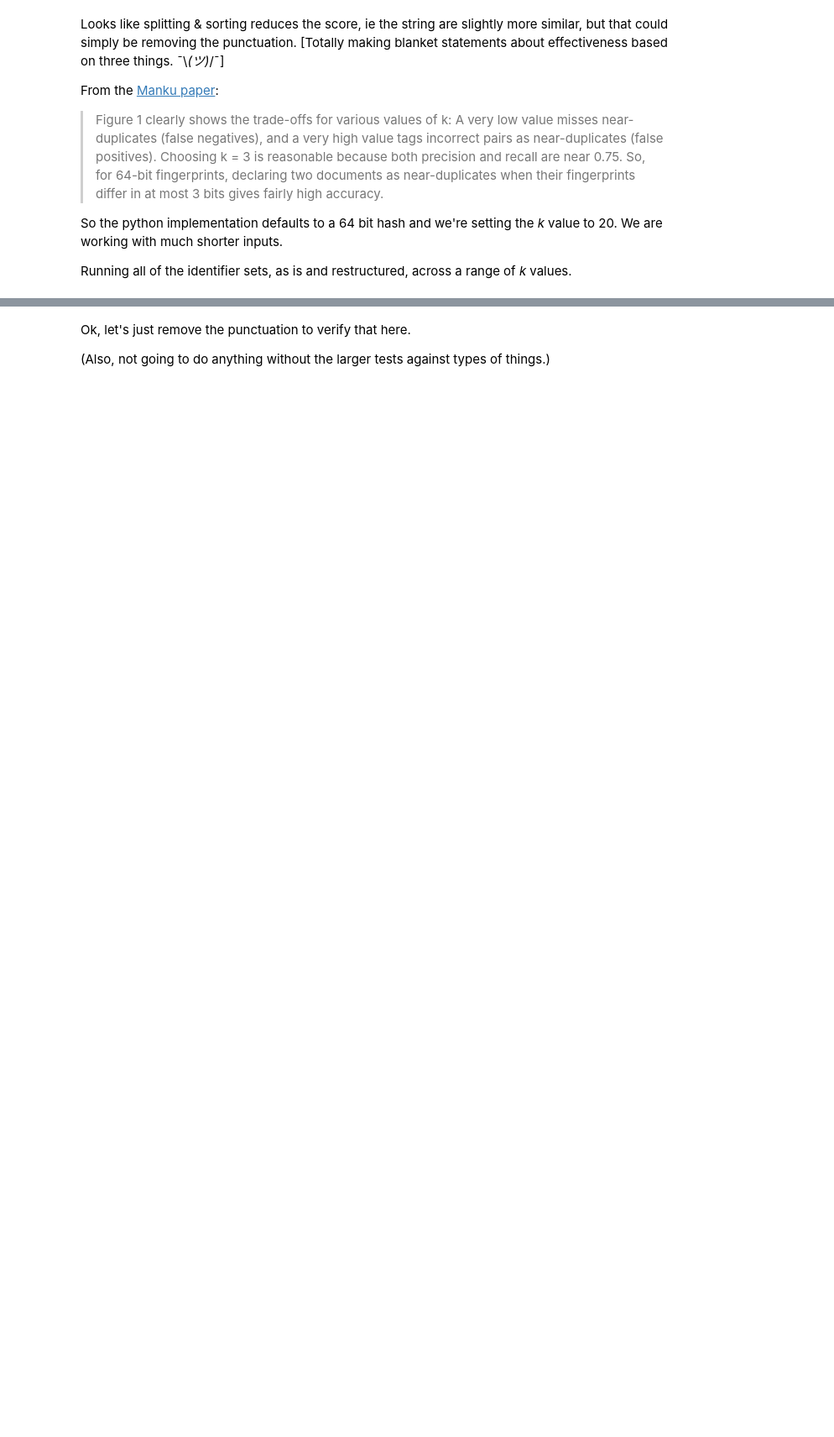
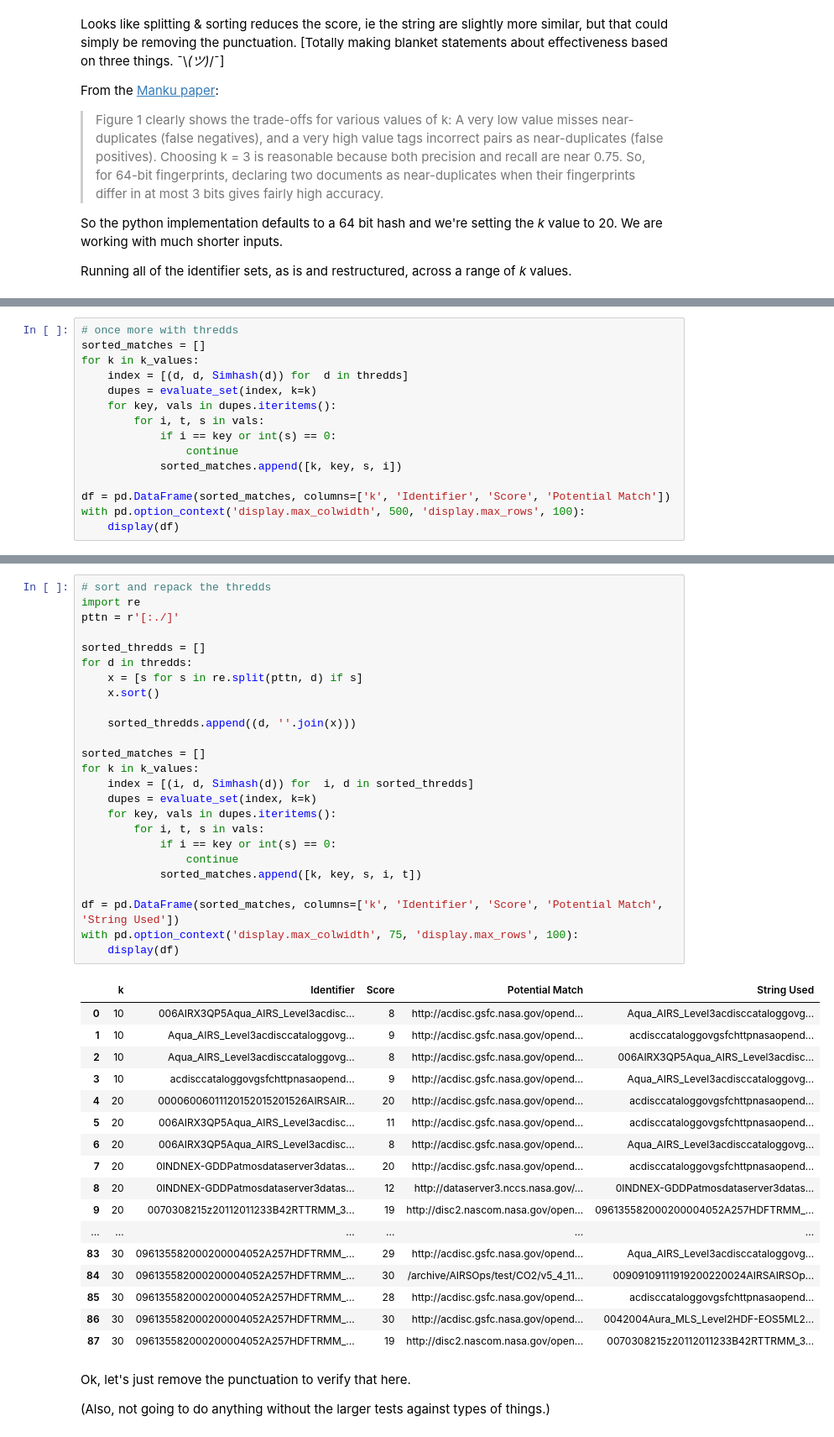
Before and after one commit to b-cube/Response-Identification-Info, a Jupyter notebook: notebooks/Analysis - Duplicate Detection.ipynb, the cells around one changed output, grey strips where cells are left out. Shown at 84% size. Drawn from its saved outputs; the diff is of its cells as text; blank space fills up the shorter version.

```diff
--- a/notebooks/Analysis - Duplicate Detection.ipynb
+++ b/notebooks/Analysis - Duplicate Detection.ipynb
@@ -483,0 +620,15 @@ Running all of the identifier sets, as is and restructured, across a range of *k
+# %%
+# once more with thredds
+sorted_matches = []
+for k in k_values:
+    index = [(d, d, Simhash(d)) for  d in thredds]
+    dupes = evaluate_set(index, k=k)
+    for key, vals in dupes.iteritems():
+        for i, t, s in vals:
+            if i == key or int(s) == 0:
+                continue
+            sorted_matches.append([k, key, s, i])
+
+df = pd.DataFrame(sorted_matches, columns=['k', 'Identifier', 'Score', 'Potential Match'])
+with pd.option_context('display.max_colwidth', 500, 'display.max_rows', 100):
+    display(df)
@@ -484,3 +653,46 @@ Running all of the identifier sets, as is and restructured, across a range of *k
+# %%
+# sort and repack the thredds
+import re
+pttn = r'[:./]'
+
+sorted_thredds = []
+for d in thredds:
+    x = [s for s in re.split(pttn, d) if s]
+    x.sort()
+
+    sorted_thredds.append((d, ''.join(x)))
+
+sorted_matches = []
+for k in k_values:
+    index = [(i, d, Simhash(d)) for  i, d in sorted_thredds]
+    dupes = evaluate_set(index, k=k)
+    for key, vals in dupes.iteritems():
+        for i, t, s in vals:
+            if i == key or int(s) == 0:
+                continue
+            sorted_matches.append([k, key, s, i, t])
+
+df = pd.DataFrame(sorted_matches, columns=['k', 'Identifier', 'Score', 'Potential Match', 'String Used'])
+with pd.option_context('display.max_colwidth', 75, 'display.max_rows', 100):
+    display(df)
+# %% [output]
+|  | k | Identifier | Score | Potential Match | String Used |
+| 0 | 10 | 006AIRX3QP5Aqua_AIRS_Level3acdisc... | 8 | http://acdisc.gsfc.nasa.gov/opend... | Aqua_AIRS_Level3acdisccataloggovg... |
+| 1 | 10 | Aqua_AIRS_Level3acdisccataloggovg... | 9 | http://acdisc.gsfc.nasa.gov/opend... | acdisccataloggovgsfchttpnasaopend... |
+| 2 | 10 | Aqua_AIRS_Level3acdisccataloggovg... | 8 | http://acdisc.gsfc.nasa.gov/opend... | 006AIRX3QP5Aqua_AIRS_Level3acdisc... |
+| 3 | 10 | acdisccataloggovgsfchttpnasaopend... | 9 | http://acdisc.gsfc.nasa.gov/opend... | Aqua_AIRS_Level3acdisccataloggovg... |
+| 4 | 20 | 00006006011120152015201526AIRSAIR... | 20 | http://acdisc.gsfc.nasa.gov/opend... | acdisccataloggovgsfchttpnasaopend... |
+| 5 | 20 | 006AIRX3QP5Aqua_AIRS_Level3acdisc... | 11 | http://acdisc.gsfc.nasa.gov/opend... | acdisccataloggovgsfchttpnasaopend... |
+| 6 | 20 | 006AIRX3QP5Aqua_AIRS_Level3acdisc... | 8 | http://acdisc.gsfc.nasa.gov/opend... | Aqua_AIRS_Level3acdisccataloggovg... |
+| 7 | 20 | 0INDNEX-GDDPatmosdataserver3datas... | 20 | http://acdisc.gsfc.nasa.gov/opend... | acdisccataloggovgsfchttpnasaopend... |
+| 8 | 20 | 0INDNEX-GDDPatmosdataserver3datas... | 12 | http://dataserver3.nccs.nasa.gov/... | 0INDNEX-GDDPatmosdataserver3datas... |
+| 9 | 20 | 0070308215z20112011233B42RTTRMM_3... | 19 | http://disc2.nascom.nasa.gov/open... | 096135582000200004052A257HDFTRMM_... |
+| ... | ... | ... | ... | ... | ... |
+| 83 | 30 | 096135582000200004052A257HDFTRMM_... | 29 | http://acdisc.gsfc.nasa.gov/opend... | Aqua_AIRS_Level3acdisccataloggovg... |
+| 84 | 30 | 096135582000200004052A257HDFTRMM_... | 30 | /archive/AIRSOps/test/CO2/v5_4_11... | 00909109111919200220024AIRSAIRSOp... |
+| 85 | 30 | 096135582000200004052A257HDFTRMM_... | 28 | http://acdisc.gsfc.nasa.gov/opend... | acdisccataloggovgsfchttpnasaopend... |
+| 86 | 30 | 096135582000200004052A257HDFTRMM_... | 30 | http://acdisc.gsfc.nasa.gov/opend... | 0042004Aura_MLS_Level2HDF-EOS5ML2... |
+| 87 | 30 | 096135582000200004052A257HDFTRMM_... | 19 | http://disc2.nascom.nasa.gov/open... | 0070308215z20112011233B42RTTRMM_3... |
 # %% [markdown]
 Ok, let's just remove the punctuation to verify that here.
 
```
Also changed, not shown: parts of 16 cells of this notebook, 1 other file.
